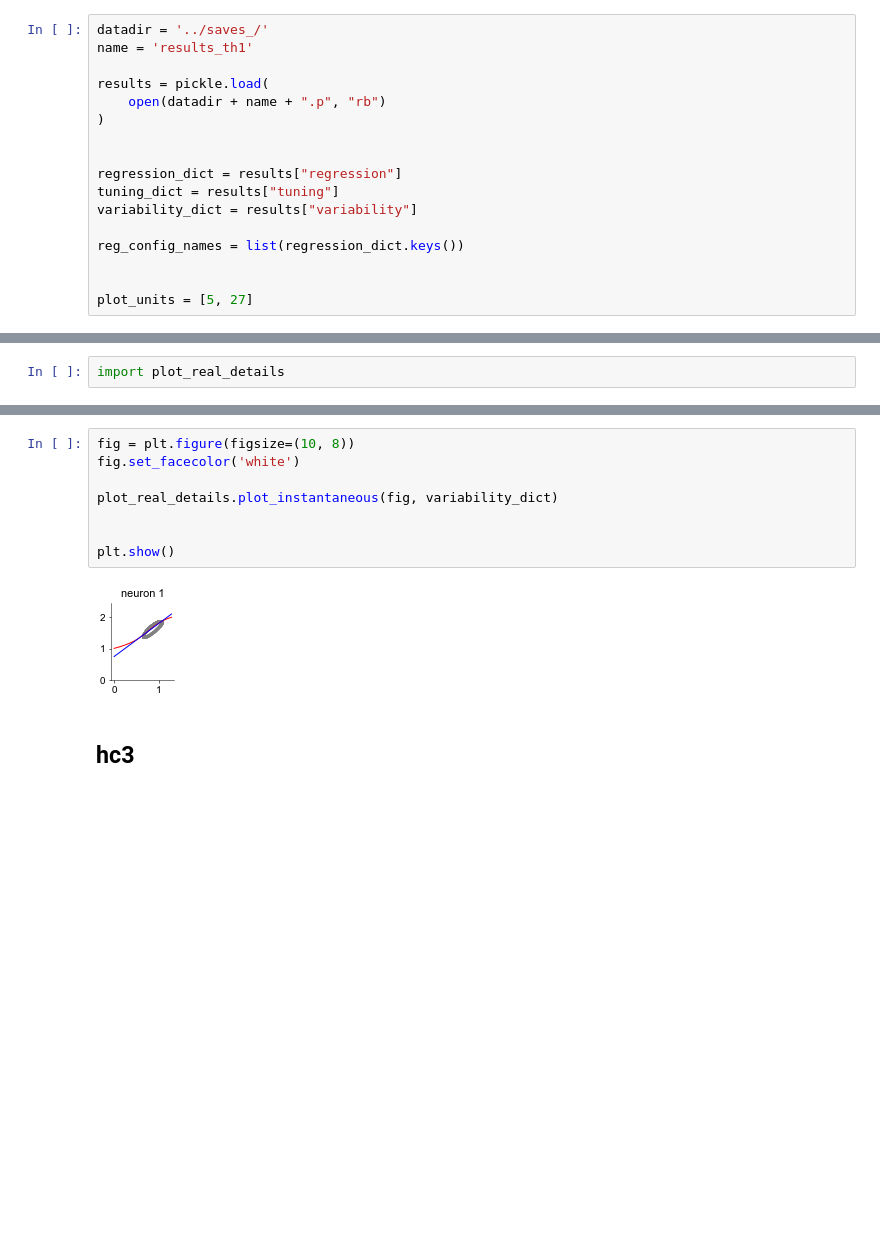
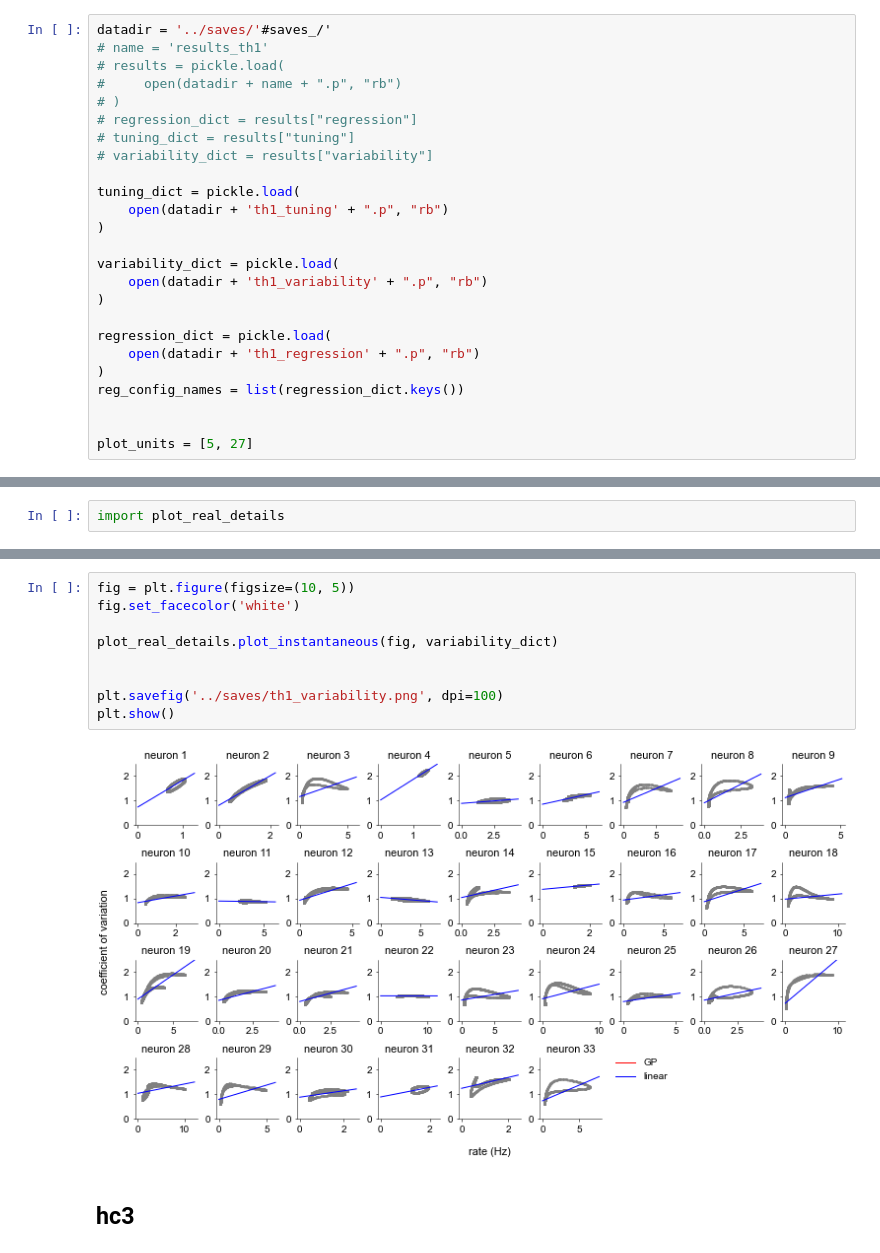
Before and after one commit to davindicode/nonparametric-nonrenewal-process, a Jupyter notebook: scripts/plots/plots.ipynb, the cells around one changed output, grey strips where cells are left out. Saved outputs shown, nothing was run; the diff lists cells and outputs as text; blank space fills up the shorter version.

Commit message:
plotting and analysis tasks

```diff
--- a/scripts/plots/plots.ipynb
+++ b/scripts/plots/plots.ipynb
@@ -172,18 +124,26 @@ plt.show()
 # %%
 import plot_real
 # %%
-datadir = '../saves_/'
-name = 'results_th1'
+datadir = '../saves/'#saves_/'
+# name = 'results_th1'
+# results = pickle.load(
+#     open(datadir + name + ".p", "rb")
+# )
+# regression_dict = results["regression"]
+# tuning_dict = results["tuning"]
+# variability_dict = results["variability"]
 
-results = pickle.load(
-    open(datadir + name + ".p", "rb")
+tuning_dict = pickle.load(
+    open(datadir + 'th1_tuning' + ".p", "rb")
 )
 
+variability_dict = pickle.load(
+    open(datadir + 'th1_variability' + ".p", "rb")
+)
 
-regression_dict = results["regression"]
-tuning_dict = results["tuning"]
-variability_dict = results["variability"]
-
+regression_dict = pickle.load(
+    open(datadir + 'th1_regression' + ".p", "rb")
+)
 reg_config_names = list(regression_dict.keys())
 
 
@@ -256,15 +217,16 @@ plt.show()
 # %% [output]
 [figure]
 # %%
-fig = plt.figure(figsize=(10, 8))
+fig = plt.figure(figsize=(10, 5))
 fig.set_facecolor('white')
 
 plot_real_details.plot_instantaneous(fig, variability_dict)
 
 
+plt.savefig('../saves/th1_variability.png', dpi=100)
 plt.show()
 # %% [output]
-[figure, old version]
+[figure, new version]
 # %% [markdown]
 ## hc3
 # %%
```
Also changed, not shown: parts of 15 cells of this notebook, 13 other files.
